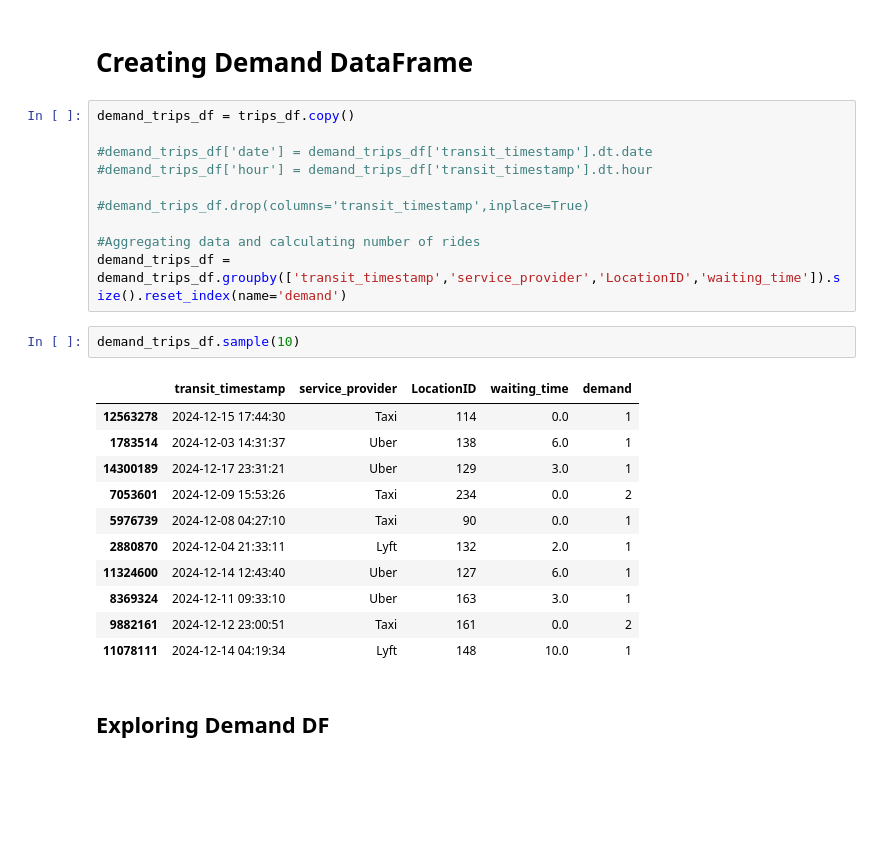
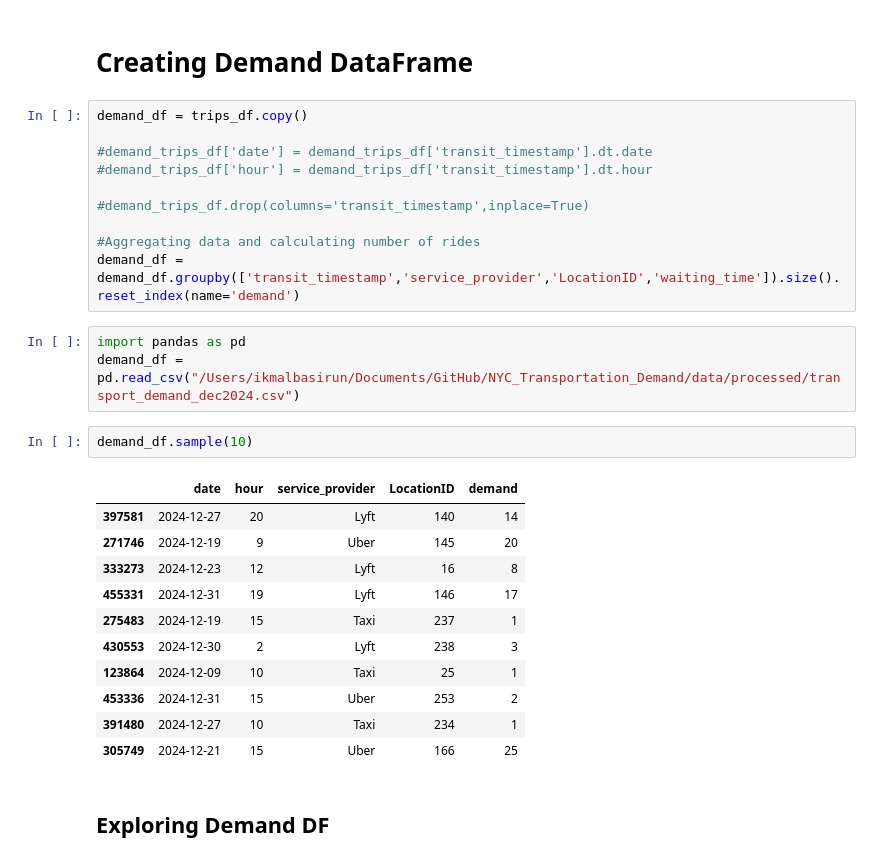
Before and after one commit to ikml-bsrn/NYC_Transportation_Demand, a Jupyter notebook: notebooks/explore_fhv_taxi.ipynb, the cells around one changed output. Drawn from its saved outputs; the diff is of its cells as text; blank space fills up the shorter version.

```diff
--- a/notebooks/explore_fhv_taxi.ipynb
+++ b/notebooks/explore_fhv_taxi.ipynb
@@ -494,7 +509,7 @@ sns.barplot(data=bus_ridership_df, x='bus_route',y='number_of_rides')
 # %% [markdown]
 # Creating Demand DataFrame
 # %%
-demand_trips_df = trips_df.copy()
+demand_df = trips_df.copy()
 
 #demand_trips_df['date'] = demand_trips_df['transit_timestamp'].dt.date
 #demand_trips_df['hour'] = demand_trips_df['transit_timestamp'].dt.hour
@@ -502,20 +517,23 @@ demand_trips_df = trips_df.copy()
 #demand_trips_df.drop(columns='transit_timestamp',inplace=True)
 
 #Aggregating data and calculating number of rides
-demand_trips_df = demand_trips_df.groupby(['transit_timestamp','service_provider','LocationID','waiting_time']).size().reset_index(name='demand')
+demand_df = demand_df.groupby(['transit_timestamp','service_provider','LocationID','waiting_time']).size().reset_index(name='demand')
+# %%
+import pandas as pd
+demand_df = pd.read_csv("/Users/ikmalbasirun/Documents/GitHub/NYC_Transportation_Demand/data/processed/transport_demand_dec2024.csv")
 # %%
-demand_trips_df.sample(10)
+demand_df.sample(10)
 # %% [output]
-|  | transit_timestamp | service_provider | LocationID | waiting_time | demand |
-| 12563278 | 2024-12-15 17:44:30 | Taxi | 114 | 0.0 | 1 |
-| 1783514 | 2024-12-03 14:31:37 | Uber | 138 | 6.0 | 1 |
-| 14300189 | 2024-12-17 23:31:21 | Uber | 129 | 3.0 | 1 |
-| 7053601 | 2024-12-09 15:53:26 | Taxi | 234 | 0.0 | 2 |
-| 5976739 | 2024-12-08 04:27:10 | Taxi | 90 | 0.0 | 1 |
-| 2880870 | 2024-12-04 21:33:11 | Lyft | 132 | 2.0 | 1 |
-| 11324600 | 2024-12-14 12:43:40 | Uber | 127 | 6.0 | 1 |
-| 8369324 | 2024-12-11 09:33:10 | Uber | 163 | 3.0 | 1 |
-| 9882161 | 2024-12-12 23:00:51 | Taxi | 161 | 0.0 | 2 |
-| 11078111 | 2024-12-14 04:19:34 | Lyft | 148 | 10.0 | 1 |
+|  | date | hour | service_provider | LocationID | demand |
+| 397581 | 2024-12-27 | 20 | Lyft | 140 | 14 |
+| 271746 | 2024-12-19 | 9 | Uber | 145 | 20 |
+| 333273 | 2024-12-23 | 12 | Lyft | 16 | 8 |
+| 455331 | 2024-12-31 | 19 | Lyft | 146 | 17 |
+| 275483 | 2024-12-19 | 15 | Taxi | 237 | 1 |
+| 430553 | 2024-12-30 | 2 | Lyft | 238 | 3 |
+| 123864 | 2024-12-09 | 10 | Taxi | 25 | 1 |
+| 453336 | 2024-12-31 | 15 | Uber | 253 | 2 |
+| 391480 | 2024-12-27 | 10 | Taxi | 234 | 1 |
+| 305749 | 2024-12-21 | 15 | Uber | 166 | 25 |
 # %% [markdown]
 ## Exploring Demand DF
```
Also changed, not shown: parts of 6 cells of this notebook, 17 other files.
